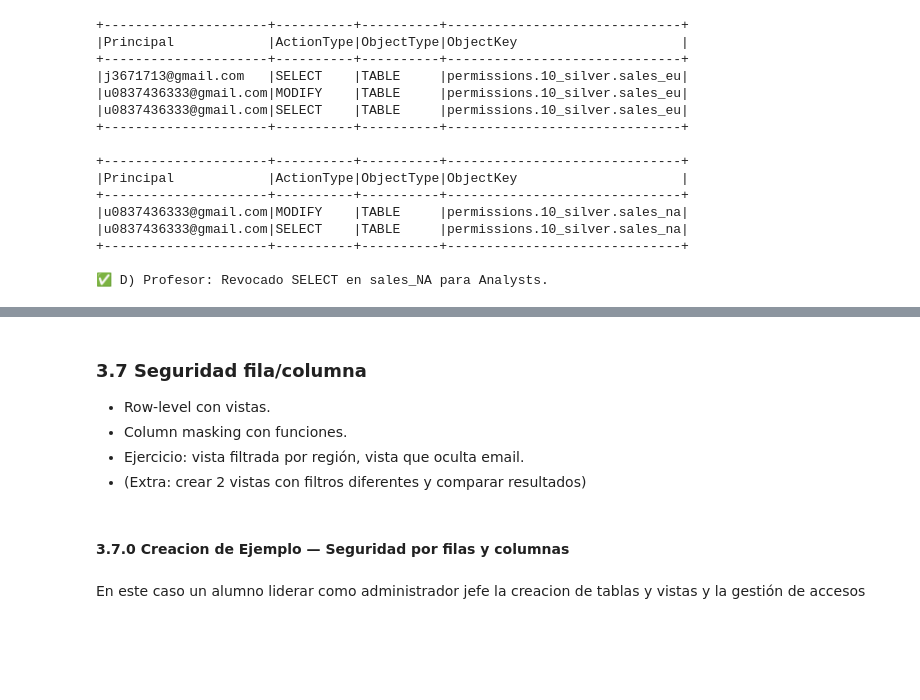
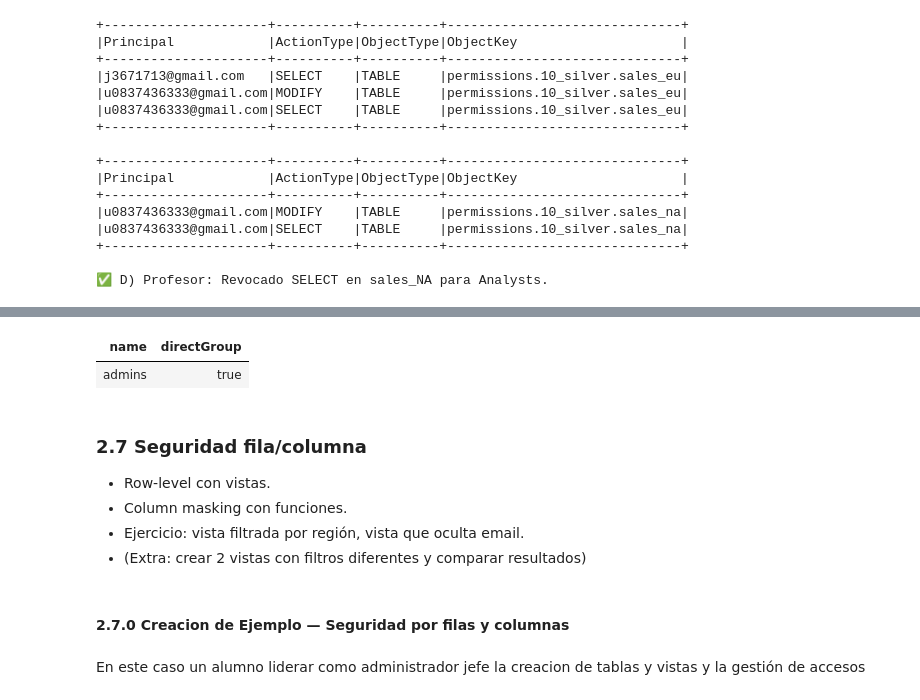
Before and after one commit to jmartinezceste/251101Course_UC_Ceste, a Jupyter notebook: UC_Course_Sesion2/UC_Course_Sesion2.ipynb, the cells around one changed output, grey strips where cells are left out. Saved outputs shown, nothing was run; the diff lists cells and outputs as text; code cells hidden in the pictures; blank space fills up the shorter version.

```diff
--- a/UC_Course_Sesion2/UC_Course_Sesion2.ipynb
+++ b/UC_Course_Sesion2/UC_Course_Sesion2.ipynb
@@ -604,11 +624,17 @@ print("✅ D) Profesor: Revocado SELECT en sales_NA para Analysts.")
+# %%
+%sql
+show groups with user `251008javiceste@gmail.com`;
+# %% [output]
+| name | directGroup |
+| admins | true |
 # %% [markdown]
-### 3.7	Seguridad fila/columna
+### 2.7	Seguridad fila/columna
 - Row-level con vistas.
 - Column masking con funciones.
 - Ejercicio: vista filtrada por región, vista que oculta email.
 - (Extra: crear 2 vistas con filtros diferentes y comparar resultados)
 # %% [markdown]
-#### 3.7.0 Creacion de Ejemplo — Seguridad por filas y columnas
+#### 2.7.0 Creacion de Ejemplo — Seguridad por filas y columnas
 # %% [markdown]
 En este caso un alumno liderar como administrador jefe la creacion de tablas y vistas y la gestión de accesos
 # %% [markdown]
```
Also changed, not shown: parts of 57 cells of this notebook.
